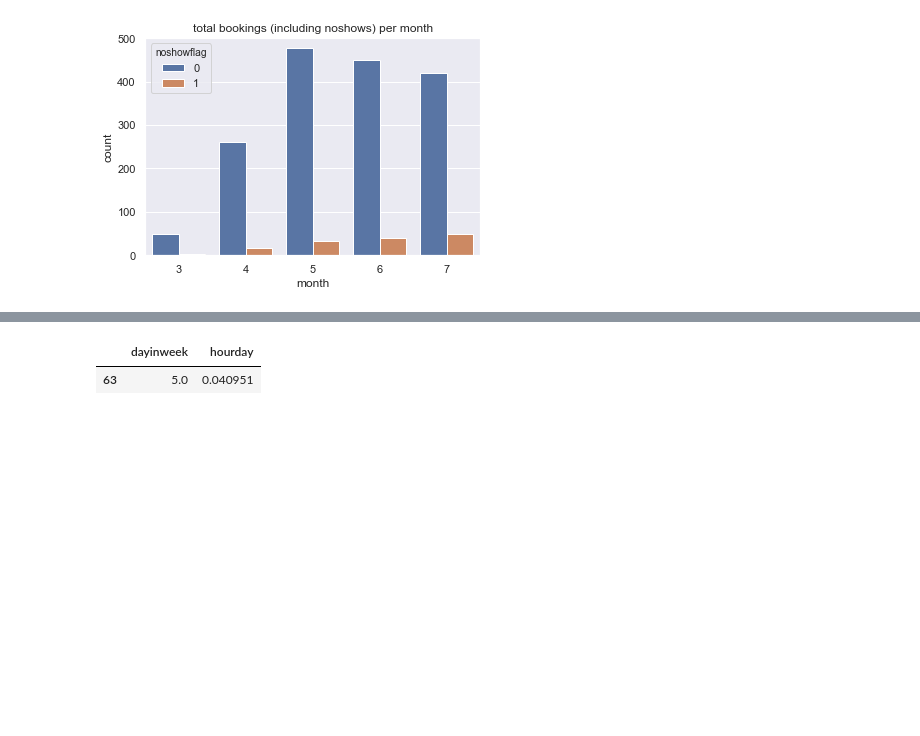
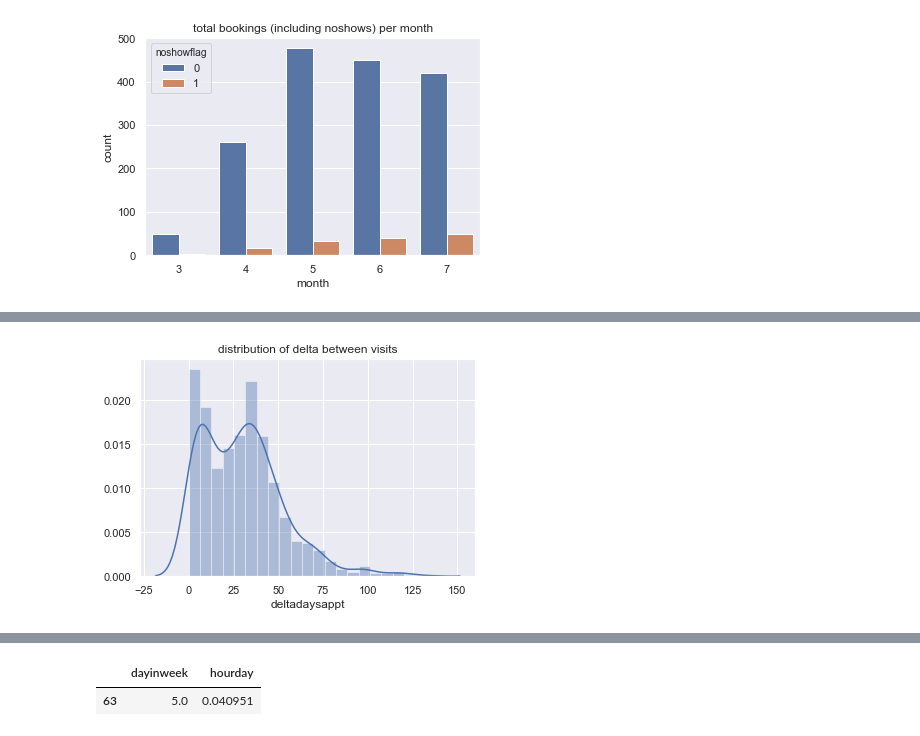
Before and after one commit to ericma007/p1, a Jupyter notebook: notebooks/init-database-exploration.ipynb, the cells around one changed output, grey strips where cells are left out. Cells and saved outputs as stored; diff of their text form; code cells hidden in the pictures; blank space fills up the shorter version.

```diff
--- a/notebooks/init-database-exploration.ipynb
+++ b/notebooks/init-database-exploration.ipynb
@@ -951,3 +967,8 @@ ax = sns.countplot(x="staff",data=df2[df2.noshowflag==1])
+# %%
+plt.title("distribution of delta between visits")
+ax = sns.distplot(df2.loc[(df2.newcustomer==0) & df2.deltadaysappt.notnull(),'deltadaysappt'])
+# %% [output]
+[figure, added]
 # %%
 df2['dayhourcombi']='day-'+df2['dayinweek'].astype(str)+' hour-'+df2['hour'].astype(str)
 dfg=df2.groupby(['dayhourcombi'])
```
Also changed, not shown: parts of 29 cells of this notebook, 34 other files.
